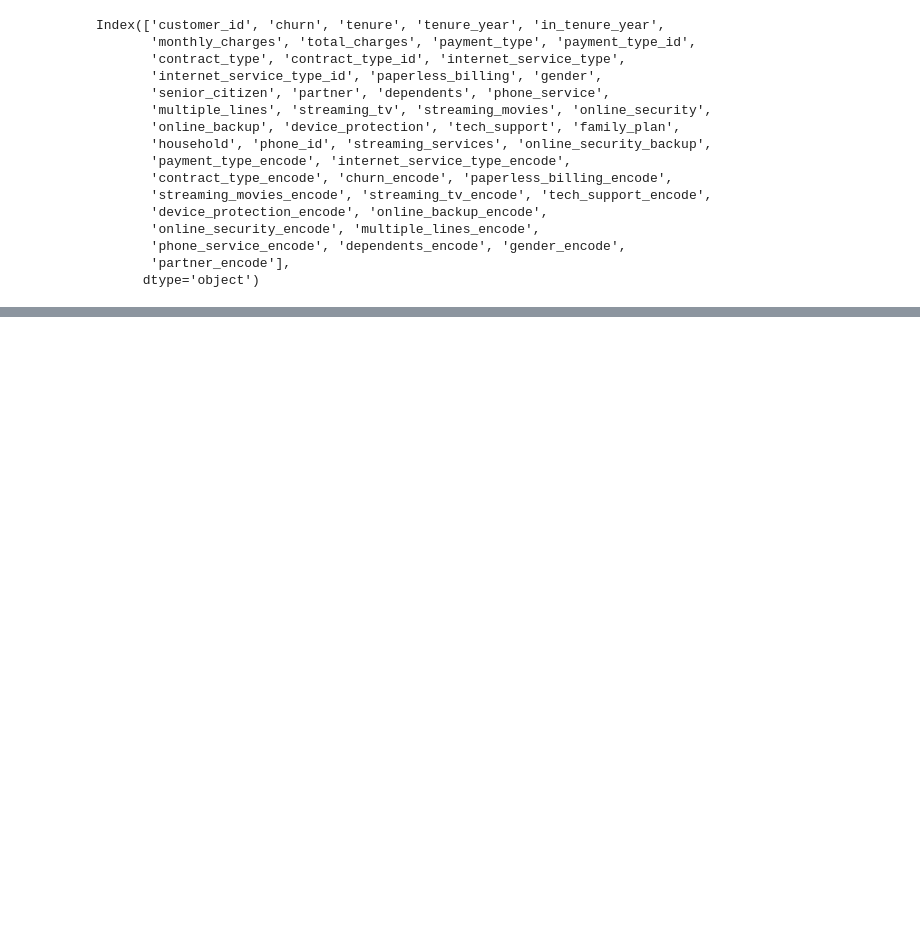
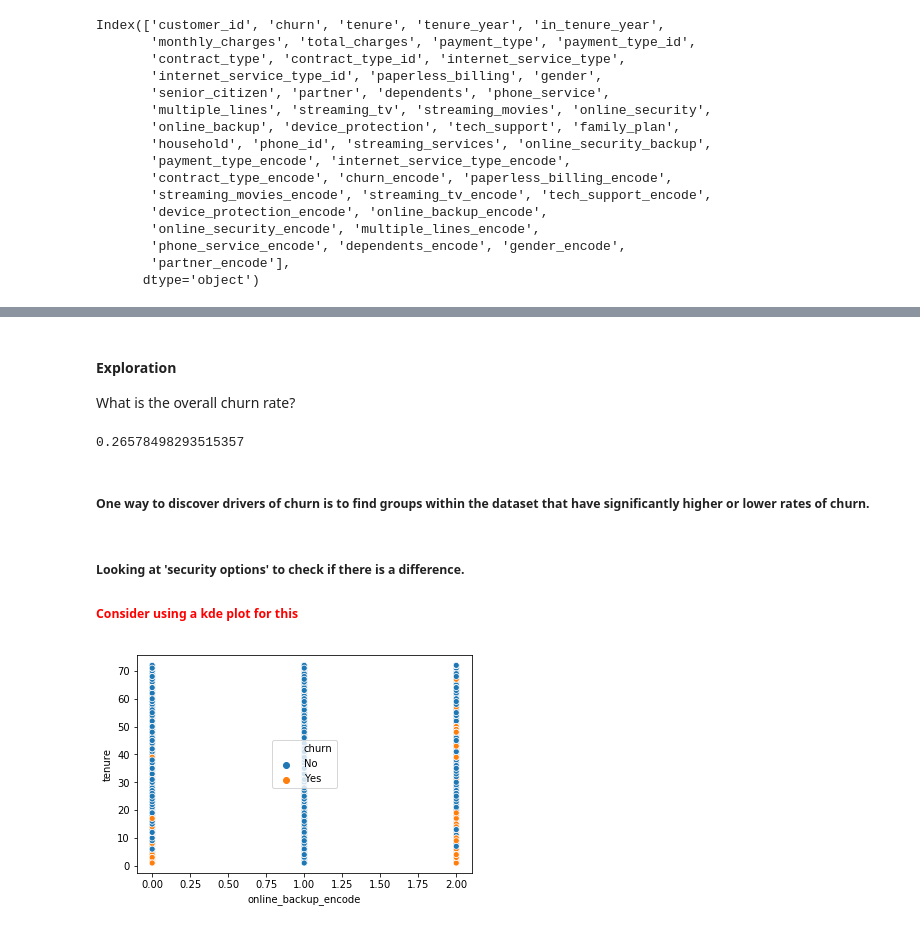
Before and after one commit to classification-telco-project-sanmaco/classification-telco, a Jupyter notebook: Classification-Project-Main.ipynb, the cells around one changed output, grey strips where cells are left out. Drawn from its saved outputs; the diff is of its cells as text; code cells hidden in the pictures; blank space fills up the shorter version.

```diff
--- a/Classification-Project-Main.ipynb
+++ b/Classification-Project-Main.ipynb
@@ -165,0 +211,23 @@ dtype: float64
+# %% [markdown]
+#### Exploration
+
+What is the overall churn rate?
+# %%
+overall_churn = df.churn_encode.mean()
+overall_churn
+# %% [output]
+0.26578498293515357
+# %% [markdown]
+##### One way to discover drivers of churn is to find groups within the dataset that have significantly higher or lower rates of churn.
+# %%
+df_encoded = df
+# %% [markdown]
+##### Looking at 'security options' to check if there is a difference.
+
+##### <span style="color:red"> Consider using a kde plot for this </span>
+# %%
+sns.scatterplot(data=df_encoded, x='online_backup_encode', y='tenure', hue='churn')
+plt.legend(loc='best')
+plt.show()
+# %% [output]
+[figure, added]
```
Also changed, not shown: parts of 104 cells of this notebook, 1 other file.
